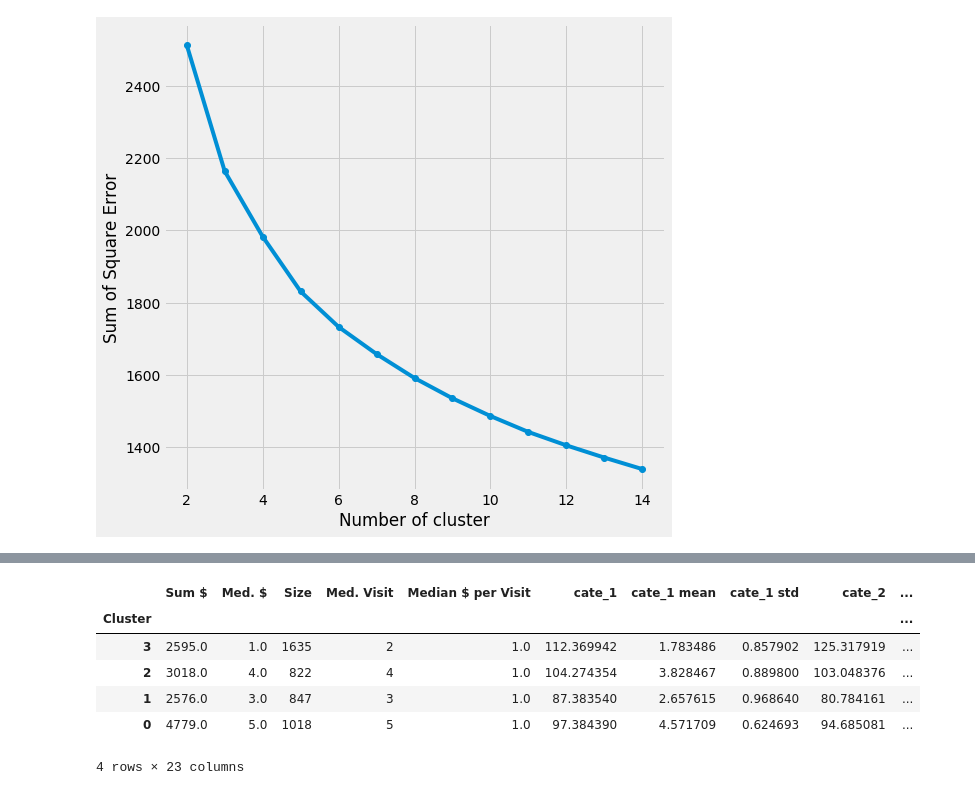
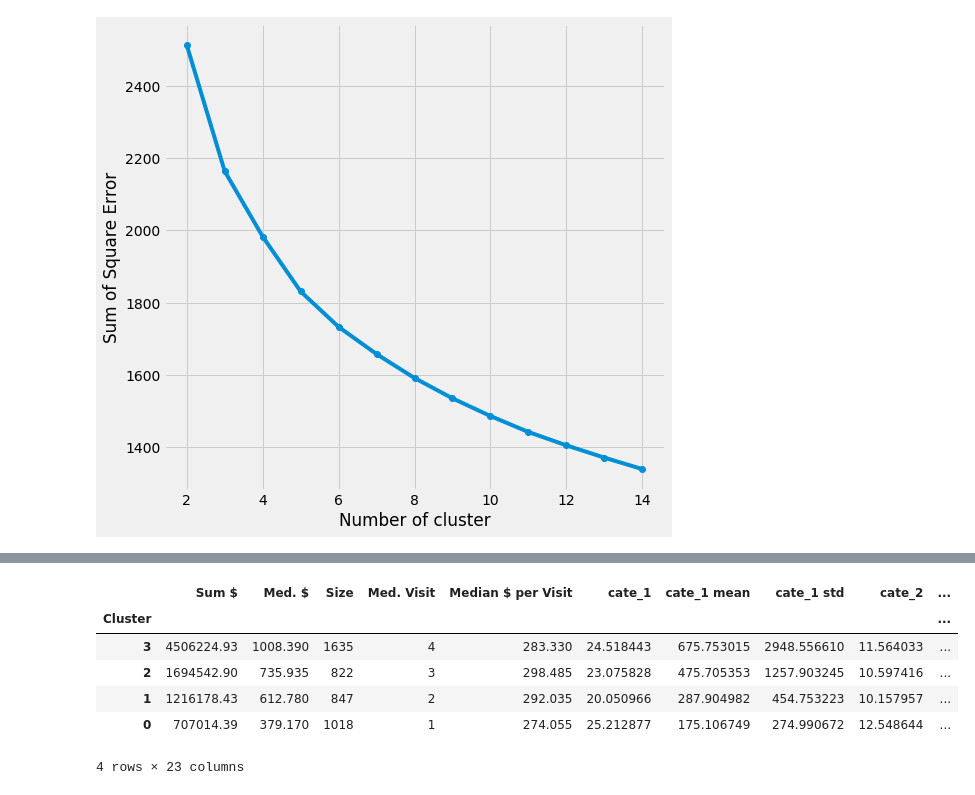
Before and after one commit to fay067/CSC522_P08_Project, a Jupyter notebook: tf-idf_prod_clustering.ipynb, the cells around one changed output, grey strips where cells are left out. Saved outputs shown, nothing was run; the diff lists cells and outputs as text; code cells hidden in the pictures.

```diff
--- a/tf-idf_prod_clustering.ipynb
+++ b/tf-idf_prod_clustering.ipynb
@@ -108,8 +108,9 @@ for i in range(len(prod_cluster)):
 # %%
 df = tf_idf_write_back(df,clusters)
 # %%
-tf_idf_rfm = rfm(df,model_type='TF-IDF')
-tf_idf_rfm = rfm_transform(tf_idf_rfm)
-tf_idf_rfm.head(10)
+tf_idf_rfm_ori = rfm(df,model_type='TF-IDF')
+tf_idf_rfm = rfm_transform(tf_idf_rfm_ori)
+tf_idf_rfm.head(5)
+tf_idf_rfm_ori.head(5)
 # %% [output]
 |  | CustomerID | Frequency | Recency | Amount | cate_1 | cate_2 | cate_3 | cate_4 | cate_5 | cate_6 |
@@ -154,6 +150,8 @@ Clusters = 14 ,Silhouette Score = 0.15155
 # %%
 clusters = kmeans(matrix = matrix, cluster_num = 4)
 tf_idf_rfm = rfm_write_back(tf_idf_rfm,clusters)
-tf_idf_rfm.head(10)
+tf_idf_rfm_ori = rfm_write_back(tf_idf_rfm_ori,clusters)
+tf_idf_rfm.head(5)
+tf_idf_rfm_ori.head(5)
 # %% [output]
 |  | CustomerID | Frequency | Recency | Amount | cate_1 | cate_2 | cate_3 | cate_4 | cate_5 | cate_6 | ... |
@@ -170,14 +163,14 @@ tf_idf_rfm.head(10)
 # %%
-n_attributes = len(tf_idf_rfm.columns) - 5
-customer_clustering = df_for_chart(tf_idf_rfm, n_attributes)
+n_attributes = len(tf_idf_rfm_ori.columns) - 5
+customer_clustering = df_for_chart(tf_idf_rfm_ori, n_attributes)
 display(customer_clustering)
 # %% [output]
 |  | Sum $ | Med. $ | Size | Med. Visit | Median $ per Visit | cate_1 | cate_1 mean | cate_1 std | cate_2 | ... |
 | Cluster |  |  |  |  |  |  |  |  |  | ... |
-| 3 | 2595.0 | 1.0 | 1635 | 2 | 1.0 | 112.369942 | 1.783486 | 0.857902 | 125.317919 | ... |
-| 2 | 3018.0 | 4.0 | 822 | 4 | 1.0 | 104.274354 | 3.828467 | 0.889800 | 103.048376 | ... |
-| 1 | 2576.0 | 3.0 | 847 | 3 | 1.0 | 87.383540 | 2.657615 | 0.968640 | 80.784161 | ... |
-| 0 | 4779.0 | 5.0 | 1018 | 5 | 1.0 | 97.384390 | 4.571709 | 0.624693 | 94.685081 | ... |
+| 3 | 4506224.93 | 1008.390 | 1635 | 4 | 283.330 | 24.518443 | 675.753015 | 2948.556610 | 11.564033 | ... |
+| 2 | 1694542.90 | 735.935 | 822 | 3 | 298.485 | 23.075828 | 475.705353 | 1257.903245 | 10.597416 | ... |
+| 1 | 1216178.43 | 612.780 | 847 | 2 | 292.035 | 20.050966 | 287.904982 | 454.753223 | 10.157957 | ... |
+| 0 | 707014.39 | 379.170 | 1018 | 1 | 274.055 | 25.212877 | 175.106749 | 274.990672 | 12.548644 | ... |
 4 rows × 23 columns
 # %%
 n_clusters = len(customer_clustering.index)
```
Also changed, not shown: parts of 6 cells of this notebook.
